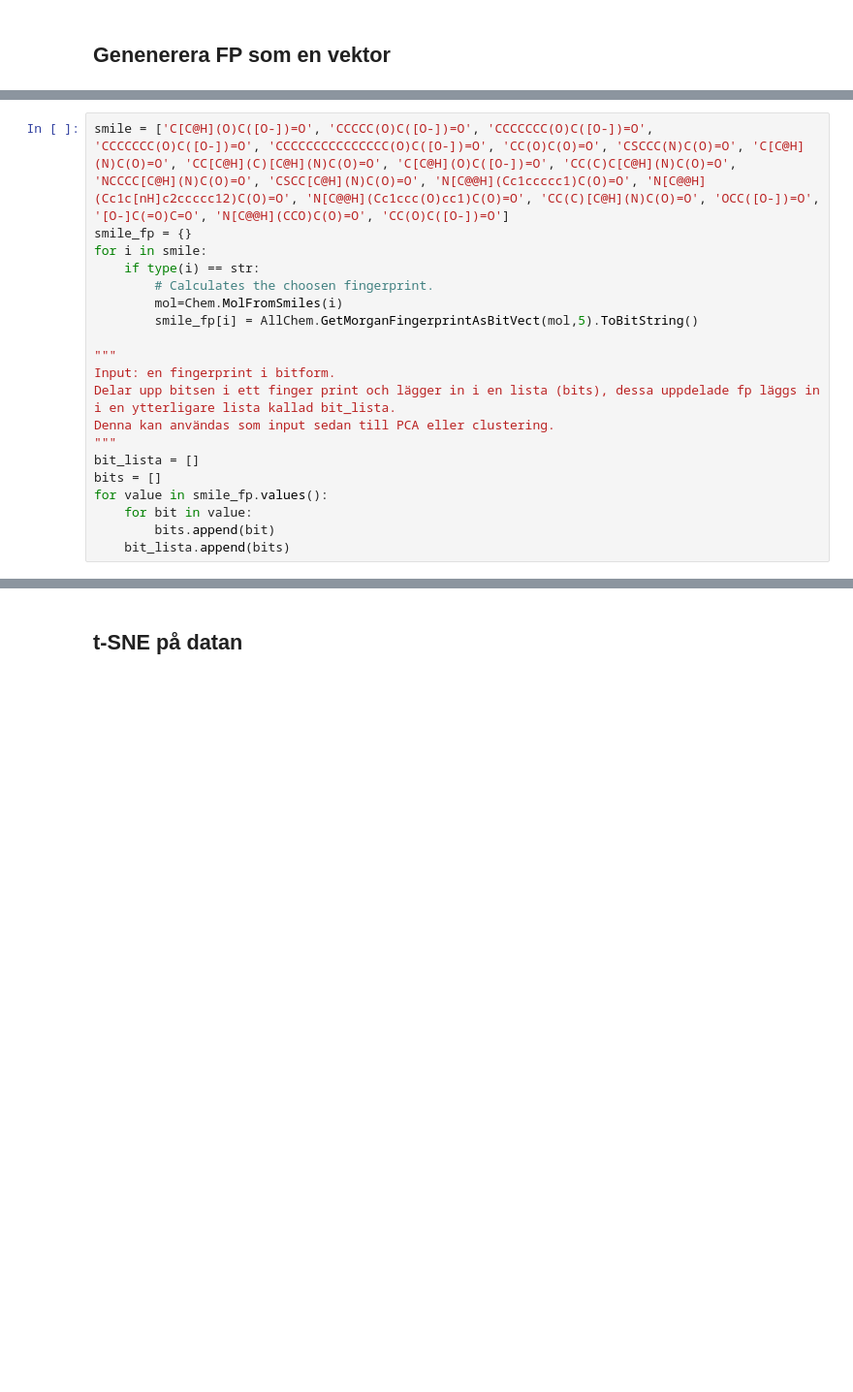
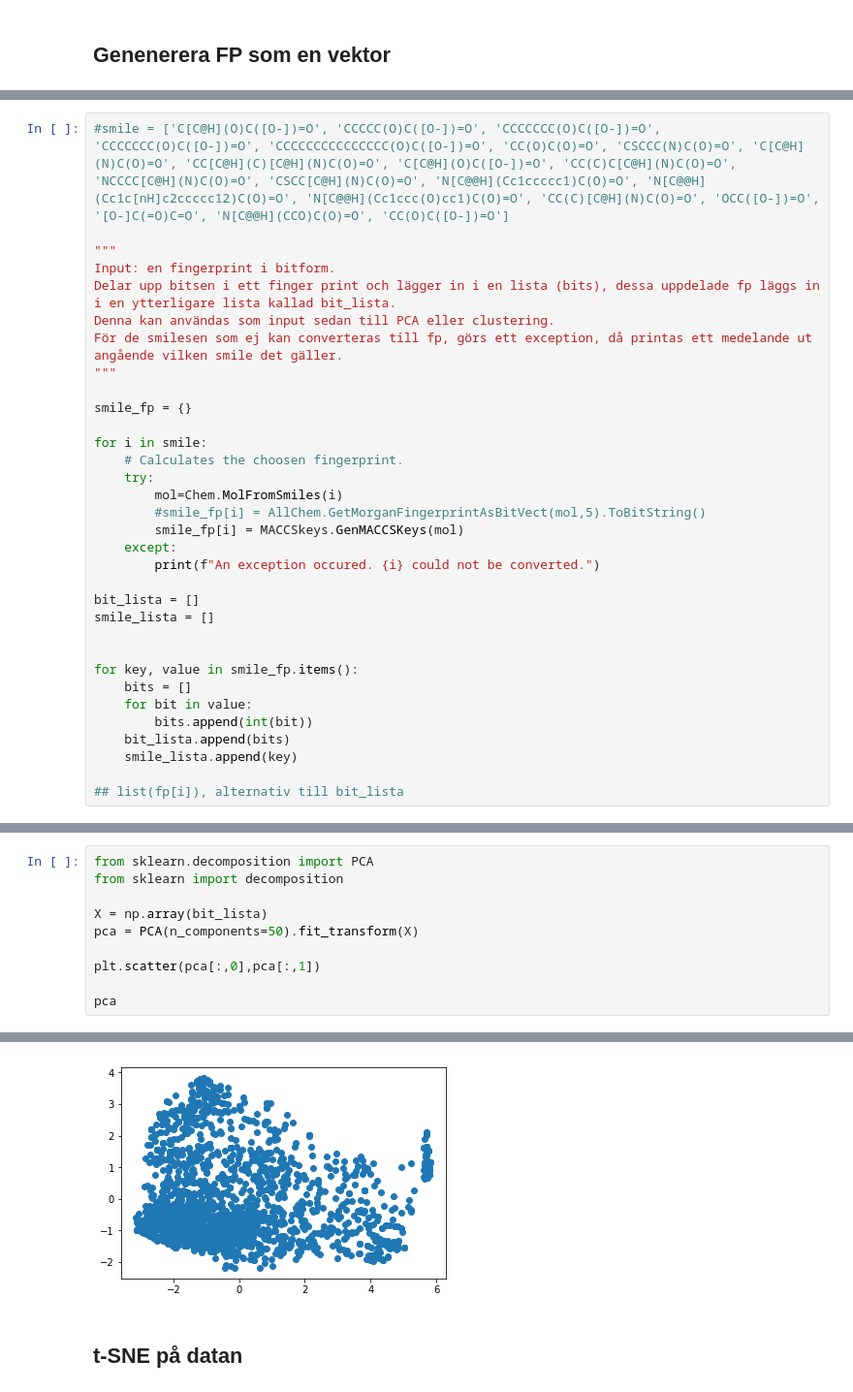
Before and after one commit to EngqvistLab/cheminformatics, a Jupyter notebook: code/cluster.ipynb, the cells around one changed output, grey strips where cells are left out. Shown at 97% size. Drawn from its saved outputs; the diff is of its cells as text; blank space fills up the shorter version.

```diff
--- a/code/cluster.ipynb
+++ b/code/cluster.ipynb
@@ -15,20 +26,33 @@ from scipy.cluster.hierarchy import dendrogram, linkage
 # %%
-smile = ['C[C@H](O)C([O-])=O', 'CCCCC(O)C([O-])=O', 'CCCCCCC(O)C([O-])=O', 'CCCCCCC(O)C([O-])=O', 'CCCCCCCCCCCCCCC(O)C([O-])=O', 'CC(O)C(O)=O', 'CSCCC(N)C(O)=O', 'C[C@H](N)C(O)=O', 'CC[C@H](C)[C@H](N)C(O)=O', 'C[C@H](O)C([O-])=O', 'CC(C)C[C@H](N)C(O)=O', 'NCCCC[C@H](N)C(O)=O', 'CSCC[C@H](N)C(O)=O', 'N[C@@H](Cc1ccccc1)C(O)=O', 'N[C@@H](Cc1c[nH]c2ccccc12)C(O)=O', 'N[C@@H](Cc1ccc(O)cc1)C(O)=O', 'CC(C)[C@H](N)C(O)=O', 'OCC([O-])=O', '[O-]C(=O)C=O', 'N[C@@H](CCO)C(O)=O', 'CC(O)C([O-])=O']
-smile_fp = {}
-for i in smile:
-    if type(i) == str:
-        # Calculates the choosen fingerprint.
-        mol=Chem.MolFromSmiles(i)
-        smile_fp[i] = AllChem.GetMorganFingerprintAsBitVect(mol,5).ToBitString()
+#smile = ['C[C@H](O)C([O-])=O', 'CCCCC(O)C([O-])=O', 'CCCCCCC(O)C([O-])=O', 'CCCCCCC(O)C([O-])=O', 'CCCCCCCCCCCCCCC(O)C([O-])=O', 'CC(O)C(O)=O', 'CSCCC(N)C(O)=O', 'C[C@H](N)C(O)=O', 'CC[C@H](C)[C@H](N)C(O)=O', 'C[C@H](O)C([O-])=O', 'CC(C)C[C@H](N)C(O)=O', 'NCCCC[C@H](N)C(O)=O', 'CSCC[C@H](N)C(O)=O', 'N[C@@H](Cc1ccccc1)C(O)=O', 'N[C@@H](Cc1c[nH]c2ccccc12)C(O)=O', 'N[C@@H](Cc1ccc(O)cc1)C(O)=O', 'CC(C)[C@H](N)C(O)=O', 'OCC([O-])=O', '[O-]C(=O)C=O', 'N[C@@H](CCO)C(O)=O', 'CC(O)C([O-])=O']
 
 """
 Input: en fingerprint i bitform.
 Delar upp bitsen i ett finger print och lägger in i en lista (bits), dessa uppdelade fp läggs in i en ytterligare lista kallad bit_lista.
 Denna kan användas som input sedan till PCA eller clustering.
+För de smilesen som ej kan converteras till fp, görs ett exception, då printas ett medelande ut angående vilken smile det gäller.
 """
+
+smile_fp = {}
+
+for i in smile:
+    # Calculates the choosen fingerprint.
+    try:
+        mol=Chem.MolFromSmiles(i)
+        #smile_fp[i] = AllChem.GetMorganFingerprintAsBitVect(mol,5).ToBitString()
+        smile_fp[i] = MACCSkeys.GenMACCSKeys(mol)
+    except:
+        print(f"An exception occured. {i} could not be converted.")
+
 bit_lista = []
-bits = []
-for value in smile_fp.values():
+smile_lista = []
+
+
+for key, value in smile_fp.items():
+    bits = []
     for bit in value:
-        bits.append(bit)
+        bits.append(int(bit))
     bit_lista.append(bits)
+    smile_lista.append(key)
+
+## list(fp[i]), alternativ till bit_lista
@@ -34,0 +66,11 @@ for value in smile_fp.values():
+# %%
+from sklearn.decomposition import PCA
+from sklearn import decomposition
+
+X = np.array(bit_lista)
+pca = PCA(n_components=50).fit_transform(X)
+
+plt.scatter(pca[:,0],pca[:,1])
+
+pca
+# %% [output]
@@ -35,2 +90,3 @@ for value in smile_fp.values():
+[figure, added]
 # %% [markdown]
 ## t-SNE på datan
```
Also changed, not shown: parts of 19 cells of this notebook.
